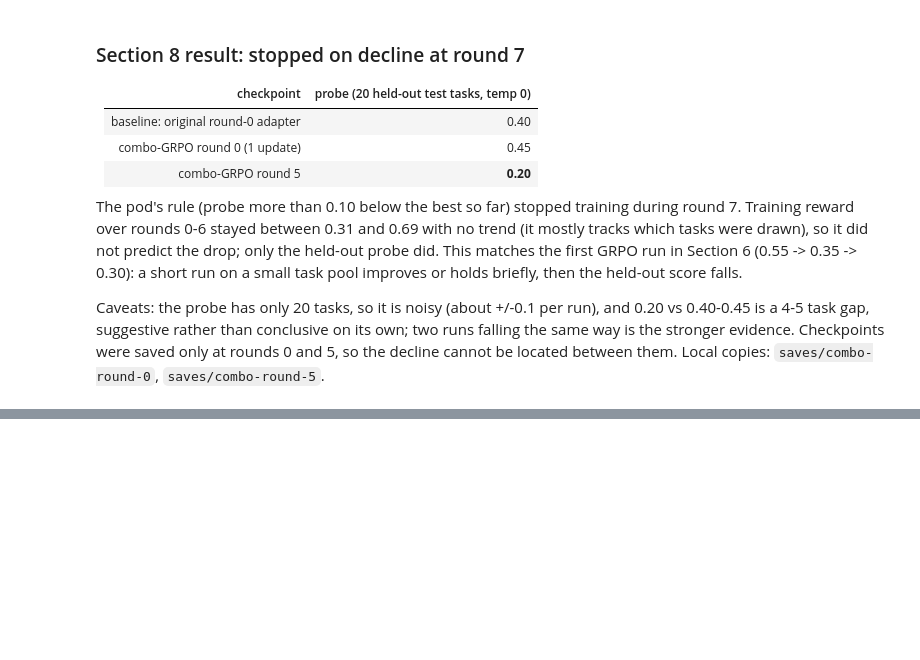
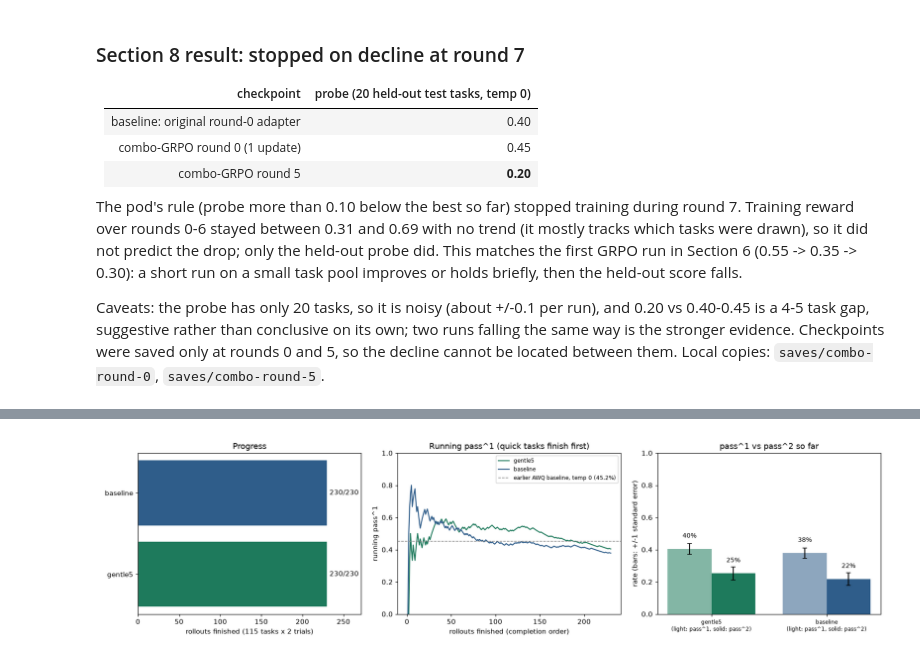
Before and after one commit to teacher57/qwen3-14b-tau-train, a Jupyter notebook: notebooks/qwen3_14b_training_and_rollouts.ipynb, the cells around one changed output, grey strips where cells are left out. Drawn from its saved outputs; the diff is of its cells as text; code cells hidden in the pictures; blank space fills up the shorter version.

```diff
--- a/notebooks/qwen3_14b_training_and_rollouts.ipynb
+++ b/notebooks/qwen3_14b_training_and_rollouts.ipynb
@@ -608,0 +765,51 @@ saved only at rounds 0 and 5, so the decline cannot be located between them. Loc
+# %%
+import json
+import matplotlib.pyplot as plt
+
+run = json.load(open("full_run_results/passk_run.json"))
+TOTAL = run["total_rollouts"]
+colors = {"gentle5": "#1E7A5C", "baseline": "#2F5D8A"}
+fig, axes = plt.subplots(1, 3, figsize=(16, 4.2))
+
+for m in run["models"]:
+    axes[0].barh([m["model"]], [m["done"]], color=colors[m["model"]])
+    axes[0].text(m["done"] + 3, m["model"], f"{m['done']}/{TOTAL}", va="center")
+axes[0].set_xlim(0, TOTAL * 1.18)
+axes[0].set_xlabel("rollouts finished (115 tasks x 2 trials)")
+axes[0].set_title("Progress")
+
+for m in run["models"]:
+    rows = sorted(m["rows"], key=lambda r: r["finished_at"])
+    if rows:
+        cum, ok = [], 0
+        for i, r in enumerate(rows, 1):
+            ok += r["reward"] >= 1
+            cum.append(ok / i)
+        axes[1].plot(range(1, len(rows) + 1), cum, color=colors[m["model"]], label=m["model"])
+axes[1].axhline(run["reference_pass1_t0"], color="#888", ls="--", lw=1, label="earlier AWQ baseline, temp 0 (45.2%)")
+axes[1].set_ylim(0, 1)
+axes[1].set_xlabel("rollouts finished (completion order)")
+axes[1].set_ylabel("running pass^1")
+axes[1].set_title("Running pass^1 (quick tasks finish first)")
+axes[1].legend(fontsize=8)
+
+xs, w = 0, 0.38
+labels = []
+for i, m in enumerate(run["models"]):
+    if m["pass1"] is None:
+        continue
+    axes[2].bar(i - w / 2, m["pass1"], w, yerr=m["pass1_se"], capsize=3, color=colors[m["model"]], alpha=0.55)
+    axes[2].text(i - w / 2, m["pass1"] + 0.07, f"{m['pass1']:.0%}", ha="center", fontsize=9)
+    if m["pass2"] is not None:
+        axes[2].bar(i + w / 2, m["pass2"], w, yerr=m["pass2_se"], capsize=3, color=colors[m["model"]])
+        axes[2].text(i + w / 2, m["pass2"] + 0.07, f"{m['pass2']:.0%}", ha="center", fontsize=9)
+axes[2].set_xticks(range(len(run["models"])))
+axes[2].set_xticklabels([m["model"] + "\n(light: pass^1, solid: pass^2)" for m in run["models"]], fontsize=8)
+axes[2].set_ylim(0, 1)
+axes[2].set_ylabel("rate (bars: +/-1 standard error)")
+axes[2].set_title("pass^1 vs pass^2 so far")
+
+plt.tight_layout()
+plt.show()
+# %% [output]
+[figure, added]
```
Also changed, not shown: parts of 5 cells of this notebook, 15 other files.
